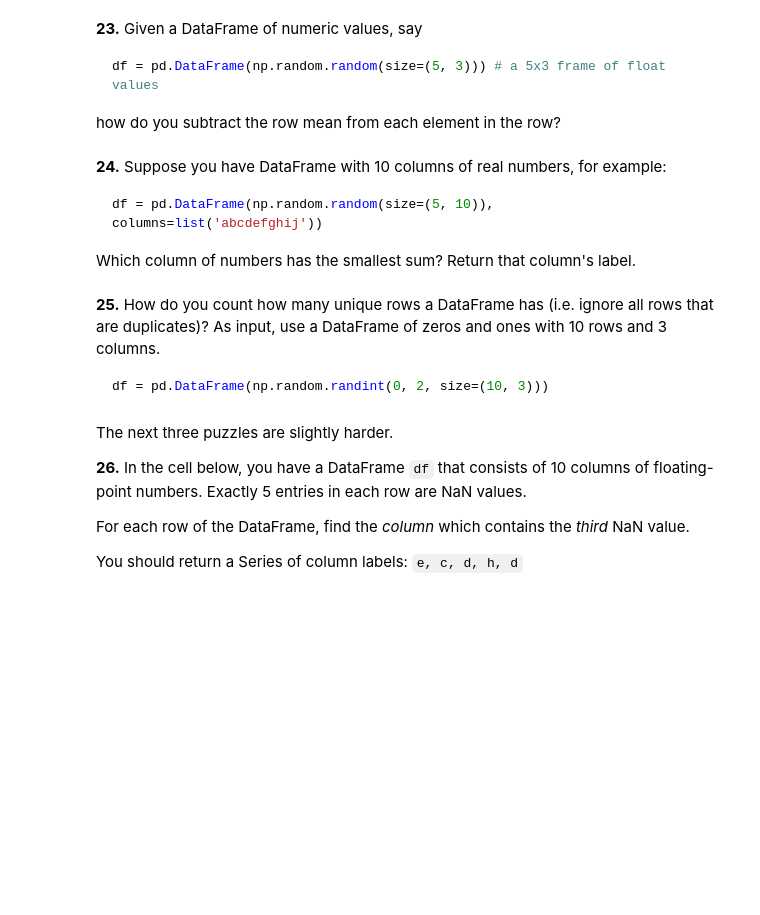
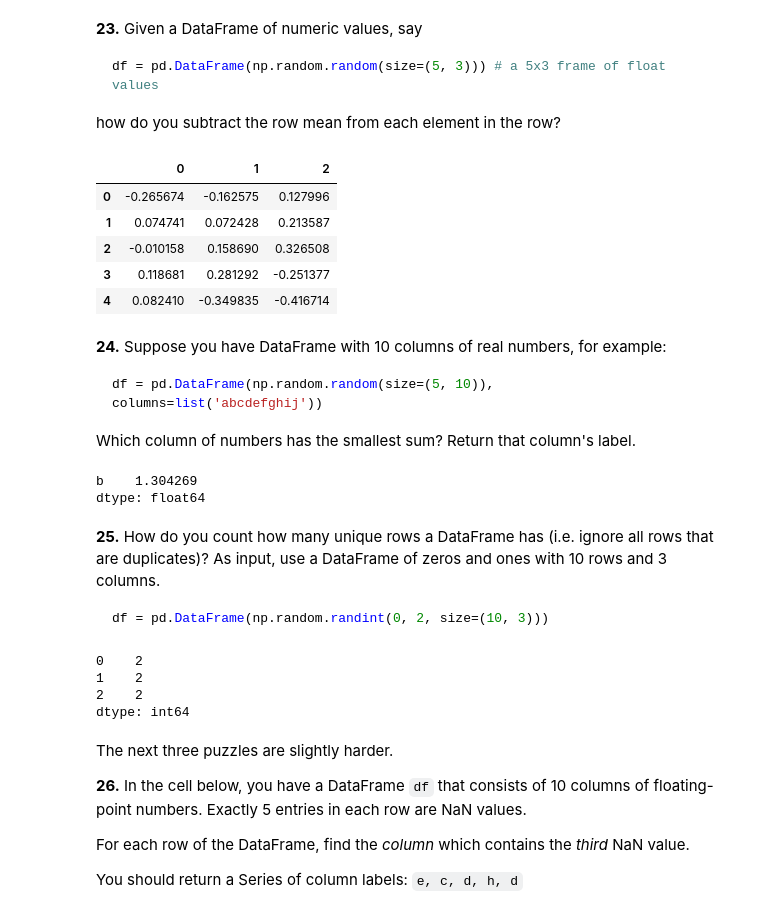
Before and after one commit to Divante222/numpy-pandas-visualization-exercises, a Jupyter notebook: 100-pandas-puzzles.ipynb, the cells around one changed output. Saved outputs shown, nothing was run; the diff lists cells and outputs as text; code cells hidden in the pictures; blank space fills up the shorter version.

````diff
--- a/100-pandas-puzzles.ipynb
+++ b/100-pandas-puzzles.ipynb
@@ -373,6 +405,16 @@ df = pd.DataFrame(np.random.random(size=(5, 3))) # a 5x3 frame of float values
 ```
 
 how do you subtract the row mean from each element in the row?
+# %%
+df = pd.DataFrame(np.random.random(size=(5, 3)))
+df - df.mean()
+# %% [output]
+|  | 0 | 1 | 2 |
+| 0 | -0.265674 | -0.162575 | 0.127996 |
+| 1 | 0.074741 | 0.072428 | 0.213587 |
+| 2 | -0.010158 | 0.158690 | 0.326508 |
+| 3 | 0.118681 | 0.281292 | -0.251377 |
+| 4 | 0.082410 | -0.349835 | -0.416714 |
 # %% [markdown]
 **24.** Suppose you have DataFrame with 10 columns of real numbers, for example:
 
@@ -380,12 +422,29 @@ how do you subtract the row mean from each element in the row?
 df = pd.DataFrame(np.random.random(size=(5, 10)), columns=list('abcdefghij'))
 ```
 Which column of numbers has the smallest sum?  Return that column's label.
+# %%
+df = pd.DataFrame(np.random.random(size=(5, 10)), columns=list('abcdefghij'))
+
+
+the_answer = df.sum()[df.sum() == df.sum().min()]
+the_answer
+# %% [output]
+b    1.304269
+dtype: float64
 # %% [markdown]
 **25.** How do you count how many unique rows a DataFrame has (i.e. ignore all rows that are duplicates)? As input, use a DataFrame of zeros and ones with 10 rows and 3 columns.
 
 ```python
 df = pd.DataFrame(np.random.randint(0, 2, size=(10, 3)))
 ```
+# %%
+df = pd.DataFrame(np.random.randint(0, 2, size=(10, 3)))
+df.nunique()
+# %% [output]
+0    2
+1    2
+2    2
+dtype: int64
 # %% [markdown]
 The next three puzzles are slightly harder.
 
````
Also changed, not shown: parts of 3 cells of this notebook, 1 other file.
